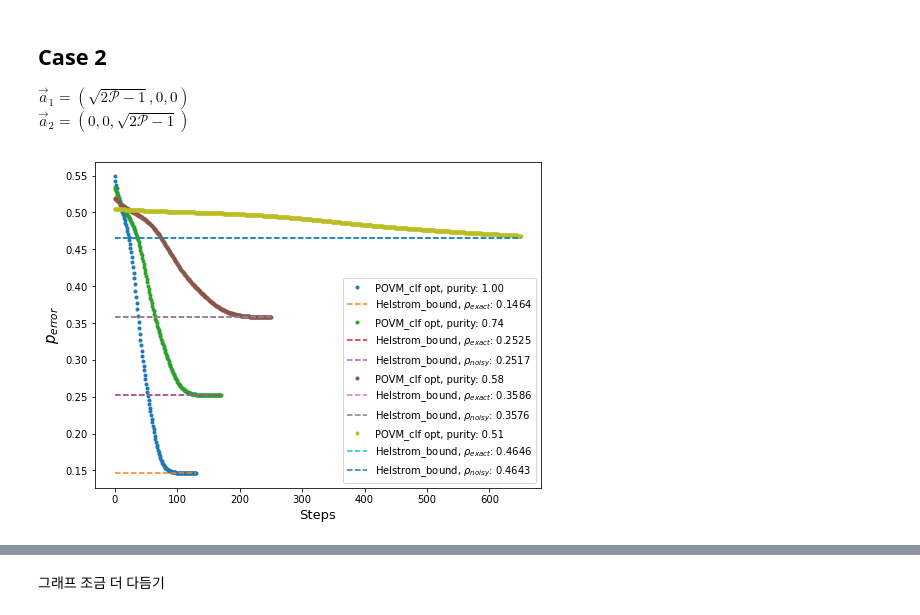
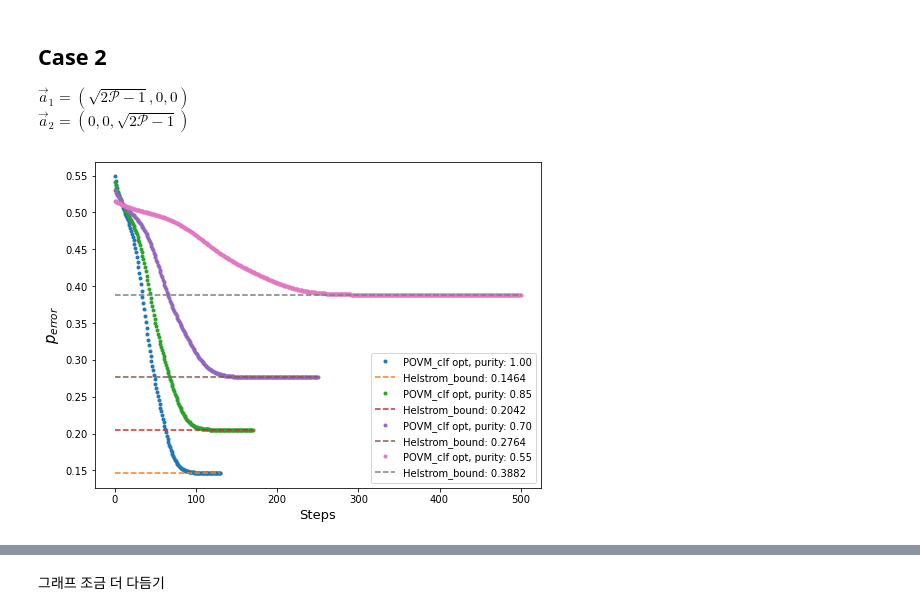
Before and after one commit to dkleeqc/vqsd, a Jupyter notebook: povm_clf.ipynb, the cells around one changed output, grey strips where cells are left out. Cells and saved outputs as stored; diff of their text form; code cells hidden in the pictures.

```diff
--- a/povm_clf.ipynb
+++ b/povm_clf.ipynb
@@ -205,0 +215,3 @@ rho = classifier.density_matrices
+# %%
+i=0
+np.sqrt(np.dot(bloch_vecs[i], bloch_vecs[i]))
@@ -205,0 +220,4 @@ rho = classifier.density_matrices
+# %%
+classifier = POVM_clf(3, wires, bloch_vecs, devs)
+#Helstrom_bound_exact = classifier.spectral_decomp()
+#Helstrom_bound_noisy = classifier.spectral_decomp(types='noisy')
@@ -205,0 +234,3 @@ rho = classifier.density_matrices
+# %%
+steps=400
+cost_list = classifier.run_opt(steps)
@@ -270,16 +327,14 @@ n_outcome = 2
 devs = [qml.device('default.qubit', wires=n_qubit)] * n_outcome
 
 cost_list, Hbe_list, Hbn_list = [], [], []
-ampltd_abs = [1, 0.7, 0.4, 0.1]
-#Pure state
+purities = [1, 0.85, 0.7, 0.55]
 
 
-#Mixed state
-steps = [130, 170, 250, 650]
-for i, a in enumerate(ampltd_abs):
+steps = [130, 170, 250, 500]
+for i, p in enumerate(purities):
 
-    bloch_vecs = [[a,0,0], [0,0,a]]
-    if a == 1:
+    bloch_vecs = [[np.sqrt(2*p-1),0,0], [0,0,np.sqrt(2*p-1)]]
+    if p == 1:
         classifier =POVM_clf(2, wires[:2], bloch_vecs, devs[:2])
         cost_list.append(classifier.run_opt(steps[i]))
         Hbe_list.append(classifier.spectral_decomp())
@@ -294,15 +349,15 @@ for i, a in enumerate(ampltd_abs):
 # %%
 plt.figure(figsize=(8,6))
 for i in range(len(cost_list)):
-    plt.plot(list(range(steps[i]+1)), cost_list[i], '.', label="POVM_clf opt, purity:{: .2f}".format((ampltd_abs[i]**2+1)/2))
-    plt.plot(list(range(steps[i]+1)), [Hbe_list[i]]*(steps[i]+1), '--', label="Helstrom_bound, "+r"$\rho_{exact}$"+": {:.4f}".format(Hbe_list[i]))
-    if i !=0:
-        plt.plot(list(range(steps[i]+1)), [Hbe_list[i]]*(steps[i]+1), '--', label="Helstrom_bound, "+r"$\rho_{noisy}$"+": {:.4f}".format(Hbn_list[i]))
+    plt.plot(list(range(steps[i]+1)), cost_list[i], '.', label="POVM_clf opt, purity:{: .2f}".format((purities[i])))
+    plt.plot(list(range(steps[i]+1)), [Hbe_list[i]]*(steps[i]+1), '--', label="Helstrom_bound: {:.4f}".format(Hbe_list[i]))
+    #if i !=0:
+    #    plt.plot(list(range(steps[i]+1)), [Hbe_list[i]]*(steps[i]+1), '--', label="Helstrom_bound, "+r"$\rho_{noisy}$"+": {:.4f}".format(Hbn_list[i]))
 
 plt.xlabel('Steps', fontsize=13)
 plt.ylabel(r'$p_{error}$', fontsize=15)
 plt.legend()
 plt.savefig('result2.png', bbox_inches='tight', transparent=True)
 plt.show()
 # %% [output]
-[figure, old version]
+[figure, new version]
```
Also changed, not shown: parts of 19 cells of this notebook.
